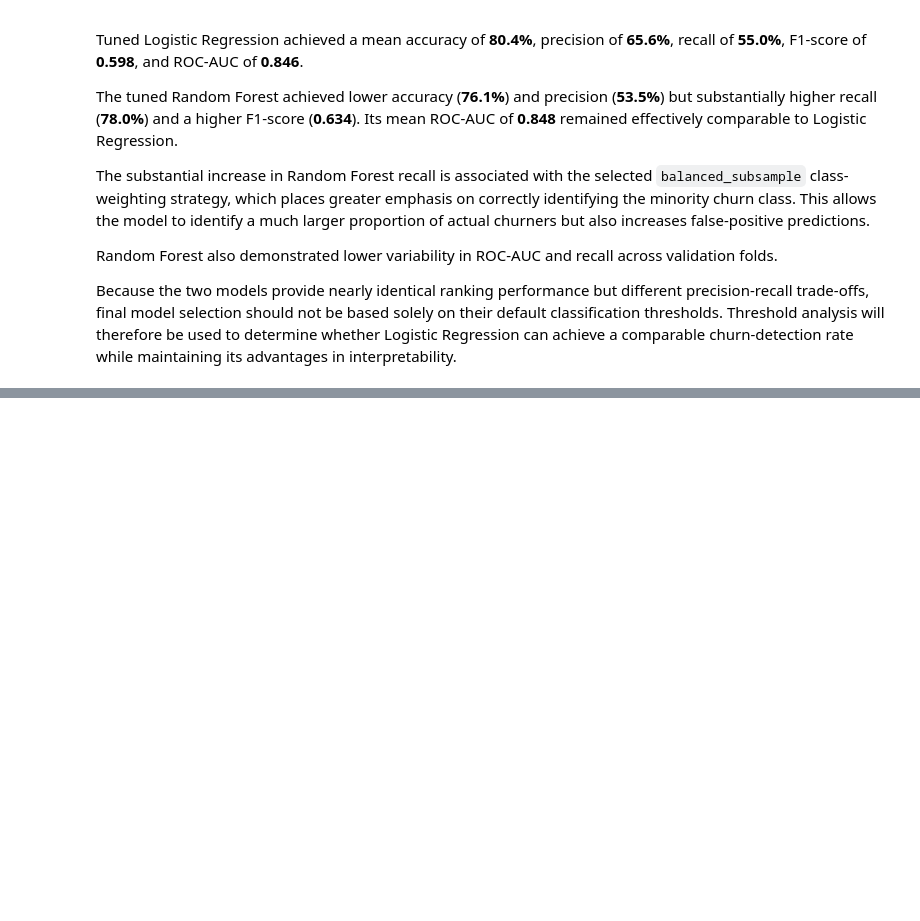
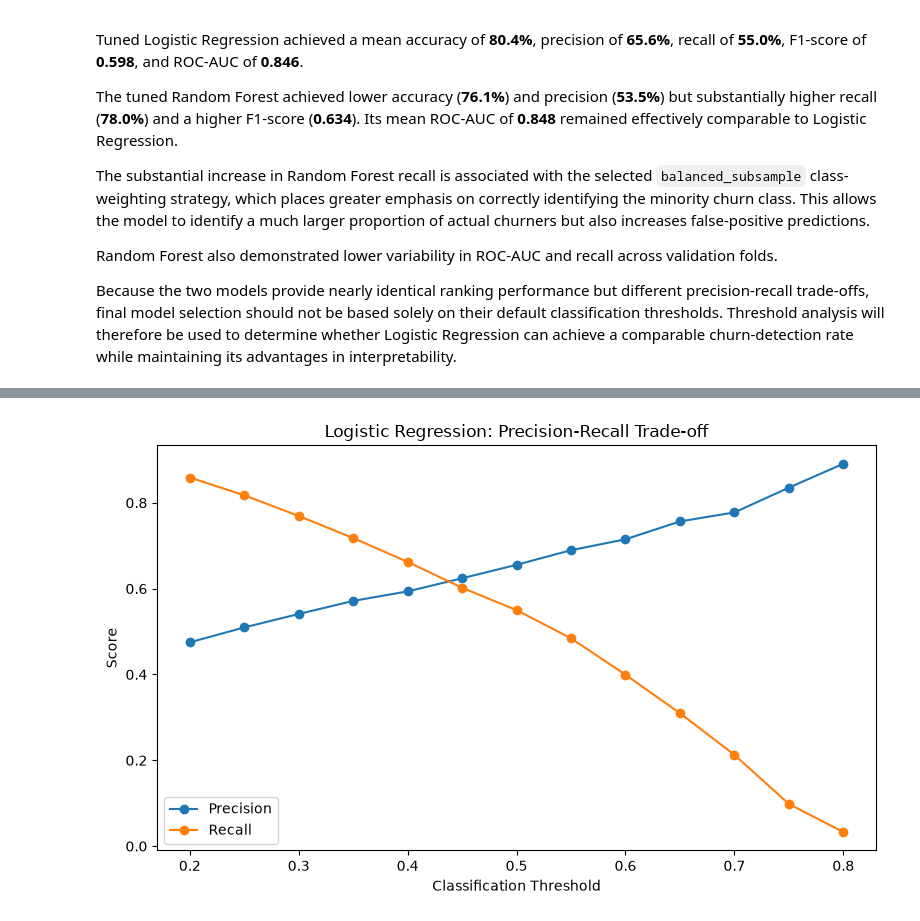
Before and after one commit to mrsmv/Customer-churn-retention-analysis, a Jupyter notebook: 2_noteboooks/03_churn_modeling/churn_modeling.ipynb, the cells around one changed output, grey strips where cells are left out. Drawn from its saved outputs; the diff is of its cells as text; code cells hidden in the pictures; blank space fills up the shorter version.

```diff
--- a/2_noteboooks/03_churn_modeling/churn_modeling.ipynb
+++ b/2_noteboooks/03_churn_modeling/churn_modeling.ipynb
@@ -2259,0 +2338,10 @@ advantages in interpretability.
+# %%
+logistic_threshold_results = (
+    evaluate_thresholds(
+        y_train,
+        logistic_oof_prob,
+        thresholds
+    )
+)
+
+logistic_threshold_results.round(3)
@@ -2259,0 +2388,8 @@ advantages in interpretability.
+# %%
+logistic_threshold_results["Model"] = (
+    "Logistic Regression"
+)
+
+rf_threshold_results["Model"] = (
+    "Random Forest"
+)
@@ -2259,0 +2433,28 @@ advantages in interpretability.
+# %%
+plt.figure(figsize=(8, 5))
+
+plt.plot(
+    logistic_threshold_results["Threshold"],
+    logistic_threshold_results["Precision"],
+    marker="o",
+    label="Precision"
+)
+
+plt.plot(
+    logistic_threshold_results["Threshold"],
+    logistic_threshold_results["Recall"],
+    marker="o",
+    label="Recall"
+)
+
+plt.xlabel("Classification Threshold")
+plt.ylabel("Score")
+plt.title(
+    "Logistic Regression: Precision-Recall Trade-off"
+)
+
+plt.legend()
+plt.tight_layout()
+plt.show()
+# %% [output]
+[figure, added]
```
Also changed, not shown: parts of 44 cells of this notebook, 14 other files.
